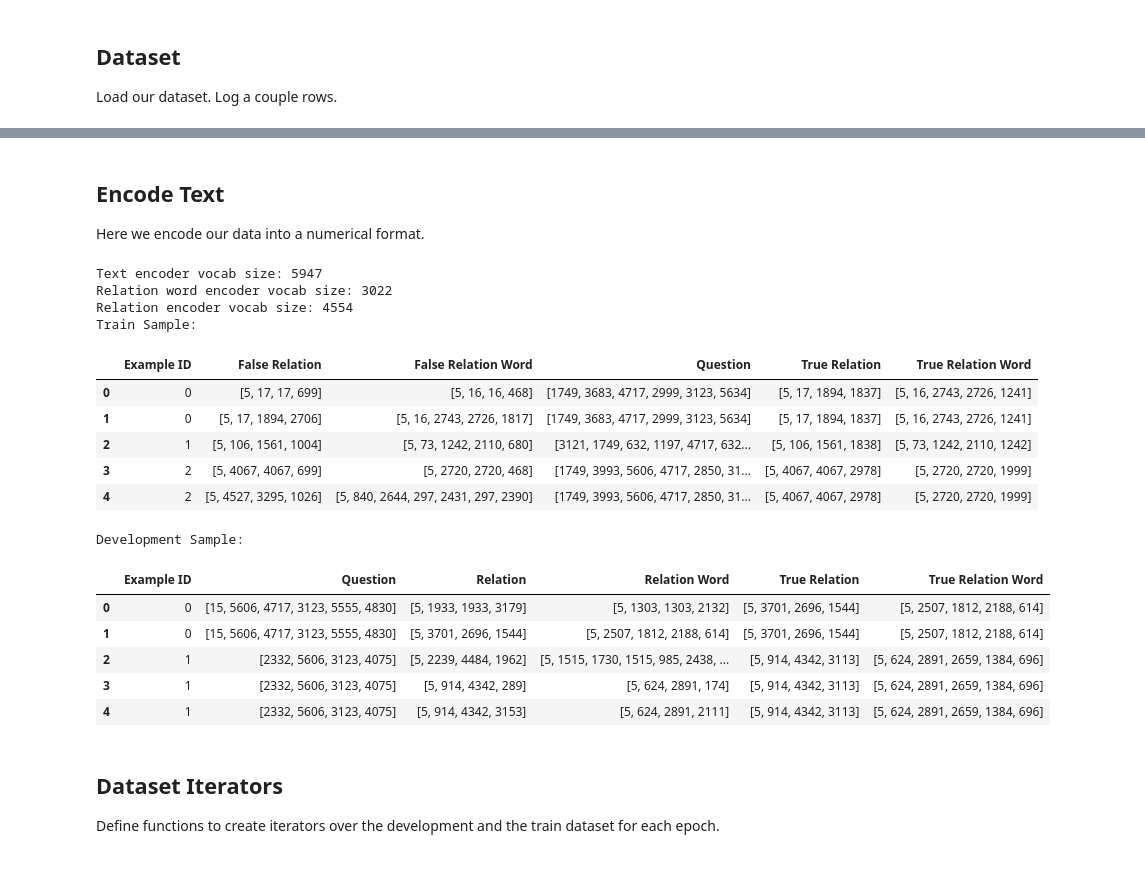
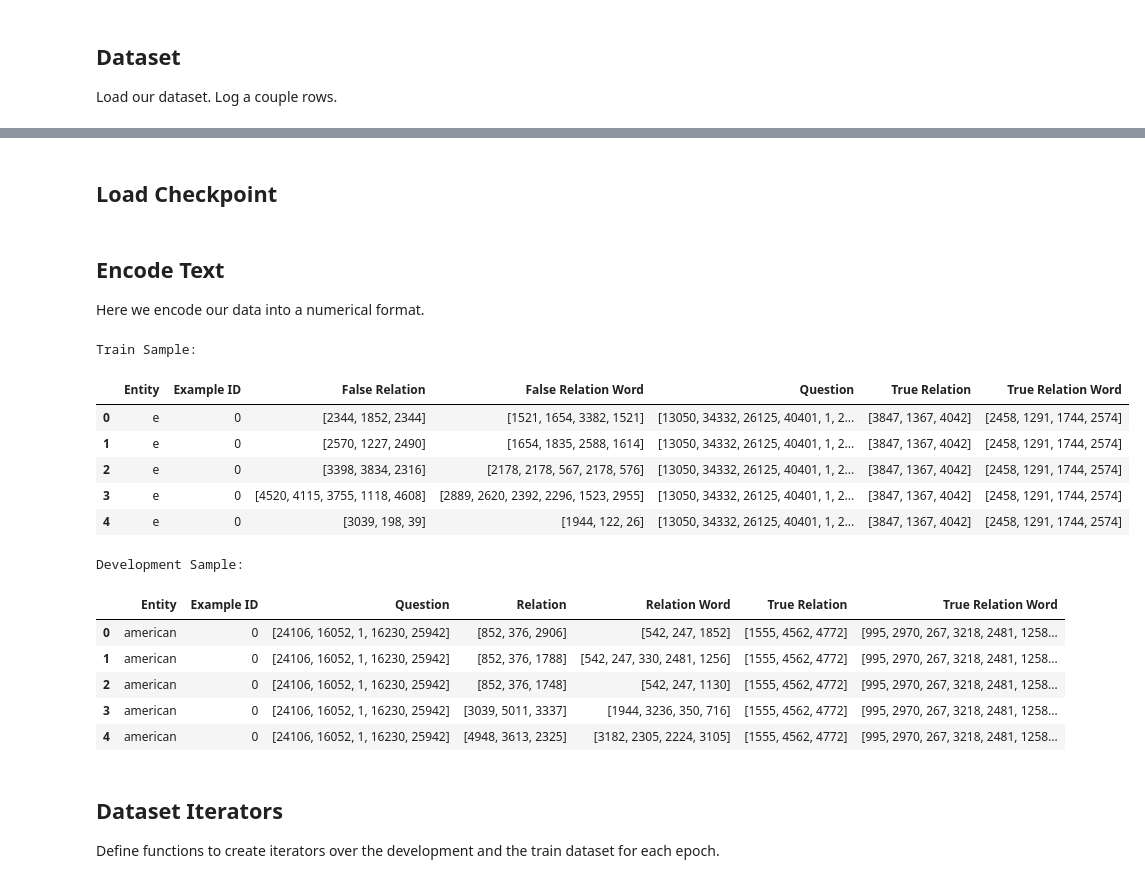
Before and after one commit to PetrochukM/Simple-QA-EMNLP-2018, a Jupyter notebook: scripts/Simple QA Models/Relation Ranking Yu et al. 2017 Model.ipynb, the cells around one changed output, grey strips where cells are left out. Cells and saved outputs as stored; diff of their text form; code cells hidden in the pictures.

```diff
--- a/scripts/Simple QA Models/Relation Ranking Yu et al. 2017 Model.ipynb
+++ b/scripts/Simple QA Models/Relation Ranking Yu et al. 2017 Model.ipynb
@@ -99,7 +162,7 @@ def yu_dataset(directory='../../data/yu/',
 # %%
 from IPython.display import display
 
-train_dataset, dev_dataset = yu_dataset(train=True, dev=True)
+train_dataset, dev_dataset = relation_ranking_dataset(train=True, dev=True)
 
 print('Num Training Data: %d' % len(train_dataset))
 print('Train Sample:')
@@ -127,3 +196,14 @@ Development Sample:
+# %% [markdown]
+## Load Checkpoint
+# %%
+from lib.checkpoint import Checkpoint
+
+# Load a checkpoint
+checkpoint_path = None # 'logs/5611.01-22_13:34:57.yu_relation_model/01m_22d_14h_53m_40s.pt'
+if checkpoint_path is not None:
+    checkpoint = Checkpoint(checkpoint_path, device=0)
+else:
+    checkpoint = None
 # %% [markdown]
 ## Encode Text
 
@@ -135,56 +215,58 @@ import re
 from lib.text_encoders import StaticTokenizerEncoder
 from lib.text_encoders import DelimiterEncoder
 from lib.text_encoders import WordEncoder
 
 # We add development dataset to text_encoder for embeddings
 # We make sure not to use the the development dataset to provide us with any vocab optimizations or learning
-text_encoder = WordEncoder(train_dataset['Question'] + dev_dataset['Question'], lower=True, append_eos=False)
-print('Text encoder vocab size: %d' % text_encoder.vocab_size)
+if checkpoint is None:
+    text_encoder = WordEncoder(train_dataset['Question'] + dev_dataset['Question'], lower=True, append_eos=False)
+    print('Text encoder vocab size: %d' % text_encoder.vocab_size)
 
-relations = set(train_dataset['True Relation'] + train_dataset['False Relation'])
-relation_word_encoder = StaticTokenizerEncoder(relations, tokenize=lambda s: re.split('/|_', s))
-print('Relation word encoder vocab size: %d' % relation_word_encoder.vocab_size)
+    relations = set(train_dataset['True Relation'] + train_dataset['False Relation'])
+    relation_word_encoder = StaticTokenizerEncoder(relations, tokenize=lambda s: re.split('/|_', s))
+    print('Relation word encoder vocab size: %d' % relation_word_encoder.vocab_size)
 
-relation_encoder = DelimiterEncoder('/', relations)
-print('Relation encoder vocab size: %d' % relation_encoder.vocab_size)
+    relation_encoder = DelimiterEncoder('/', relations)
+    print('Relation encoder vocab size: %d' % relation_encoder.vocab_size)
+else:
+    relation_word_encoder = checkpoint.relation_word_encoder
+    relation_encoder = checkpoint.relation_encoder
+    text_encoder = checkpoint.text_encoder
 
 for dataset in [train_dataset, dev_dataset]:
     for row in dataset:
         row['Question'] = text_encoder.encode(row['Question'])
         row['True Relation Word'] = relation_word_encoder.encode(row['True Relation'])
         row['True Relation'] = relation_encoder.encode(row['True Relation'])
 
         if 'False Relation' in row:
             row['False Relation Word'] = relation_word_encoder.encode(row['False Relation'])
             row['False Relation'] = relation_encoder.encode(row['False Relation'])
 
         if 'Relation' in row:
             row['Relation Word'] = relation_word_encoder.encode(row['Relation'])
             row['Relation'] = relation_encoder.encode(row['Relation'])
 
 
 print('Train Sample:')
 display(pd.DataFrame(train_dataset[:5]))
 print('Development Sample:')
 display(pd.DataFrame(dev_dataset[:5]))
 # %% [output]
-Text encoder vocab size: 5947
-Relation word encoder vocab size: 3022
-Relation encoder vocab size: 4554
 Train Sample:
-|  | Example ID | False Relation | False Relation Word | Question | True Relation | True Relation Word |
-| 0 | 0 | [5, 17, 17, 699] | [5, 16, 16, 468] | [1749, 3683, 4717, 2999, 3123, 5634] | [5, 17, 1894, 1837] | [5, 16, 2743, 2726, 1241] |
-| 1 | 0 | [5, 17, 1894, 2706] | [5, 16, 2743, 2726, 1817] | [1749, 3683, 4717, 2999, 3123, 5634] | [5, 17, 1894, 1837] | [5, 16, 2743, 2726, 1241] |
-| 2 | 1 | [5, 106, 1561, 1004] | [5, 73, 1242, 2110, 680] | [3121, 1749, 632, 1197, 4717, 632... | [5, 106, 1561, 1838] | [5, 73, 1242, 2110, 1242] |
-| 3 | 2 | [5, 4067, 4067, 699] | [5, 2720, 2720, 468] | [1749, 3993, 5606, 4717, 2850, 31... | [5, 4067, 4067, 2978] | [5, 2720, 2720, 1999] |
-| 4 | 2 | [5, 4527, 3295, 1026] | [5, 840, 2644, 297, 2431, 297, 2390] | [1749, 3993, 5606, 4717, 2850, 31... | [5, 4067, 4067, 2978] | [5, 2720, 2720, 1999] |
+|  | Entity | Example ID | False Relation | False Relation Word | Question | True Relation | True Relation Word |
+| 0 | e | 0 | [2344, 1852, 2344] | [1521, 1654, 3382, 1521] | [13050, 34332, 26125, 40401, 1, 2... | [3847, 1367, 4042] | [2458, 1291, 1744, 2574] |
+| 1 | e | 0 | [2570, 1227, 2490] | [1654, 1835, 2588, 1614] | [13050, 34332, 26125, 40401, 1, 2... | [3847, 1367, 4042] | [2458, 1291, 1744, 2574] |
+| 2 | e | 0 | [3398, 3834, 2316] | [2178, 2178, 567, 2178, 576] | [13050, 34332, 26125, 40401, 1, 2... | [3847, 1367, 4042] | [2458, 1291, 1744, 2574] |
+| 3 | e | 0 | [4520, 4115, 3755, 1118, 4608] | [2889, 2620, 2392, 2296, 1523, 2955] | [13050, 34332, 26125, 40401, 1, 2... | [3847, 1367, 4042] | [2458, 1291, 1744, 2574] |
+| 4 | e | 0 | [3039, 198, 39] | [1944, 122, 26] | [13050, 34332, 26125, 40401, 1, 2... | [3847, 1367, 4042] | [2458, 1291, 1744, 2574] |
 Development Sample:
-|  | Example ID | Question | Relation | Relation Word | True Relation | True Relation Word |
-| 0 | 0 | [15, 5606, 4717, 3123, 5555, 4830] | [5, 1933, 1933, 3179] | [5, 1303, 1303, 2132] | [5, 3701, 2696, 1544] | [5, 2507, 1812, 2188, 614] |
-| 1 | 0 | [15, 5606, 4717, 3123, 5555, 4830] | [5, 3701, 2696, 1544] | [5, 2507, 1812, 2188, 614] | [5, 3701, 2696, 1544] | [5, 2507, 1812, 2188, 614] |
-| 2 | 1 | [2332, 5606, 3123, 4075] | [5, 2239, 4484, 1962] | [5, 1515, 1730, 1515, 985, 2438, ... | [5, 914, 4342, 3113] | [5, 624, 2891, 2659, 1384, 696] |
-| 3 | 1 | [2332, 5606, 3123, 4075] | [5, 914, 4342, 289] | [5, 624, 2891, 174] | [5, 914, 4342, 3113] | [5, 624, 2891, 2659, 1384, 696] |
-| 4 | 1 | [2332, 5606, 3123, 4075] | [5, 914, 4342, 3153] | [5, 624, 2891, 2111] | [5, 914, 4342, 3113] | [5, 624, 2891, 2659, 1384, 696] |
+|  | Entity | Example ID | Question | Relation | Relation Word | True Relation | True Relation Word |
+| 0 | american | 0 | [24106, 16052, 1, 16230, 25942] | [852, 376, 2906] | [542, 247, 1852] | [1555, 4562, 4772] | [995, 2970, 267, 3218, 2481, 1258... |
+| 1 | american | 0 | [24106, 16052, 1, 16230, 25942] | [852, 376, 1788] | [542, 247, 330, 2481, 1256] | [1555, 4562, 4772] | [995, 2970, 267, 3218, 2481, 1258... |
+| 2 | american | 0 | [24106, 16052, 1, 16230, 25942] | [852, 376, 1748] | [542, 247, 1130] | [1555, 4562, 4772] | [995, 2970, 267, 3218, 2481, 1258... |
+| 3 | american | 0 | [24106, 16052, 1, 16230, 25942] | [3039, 5011, 3337] | [1944, 3236, 350, 716] | [1555, 4562, 4772] | [995, 2970, 267, 3218, 2481, 1258... |
+| 4 | american | 0 | [24106, 16052, 1, 16230, 25942] | [4948, 3613, 2325] | [3182, 2305, 2224, 3105] | [1555, 4562, 4772] | [995, 2970, 267, 3218, 2481, 1258... |
 # %% [markdown]
 ## Dataset Iterators
 
```
Also changed, not shown: parts of 16 cells of this notebook, 16 other files.
